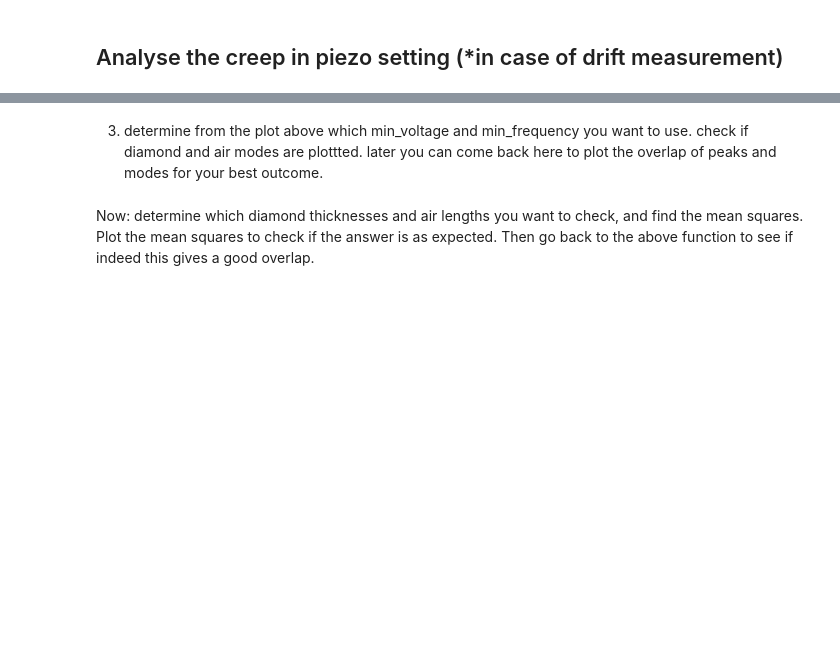
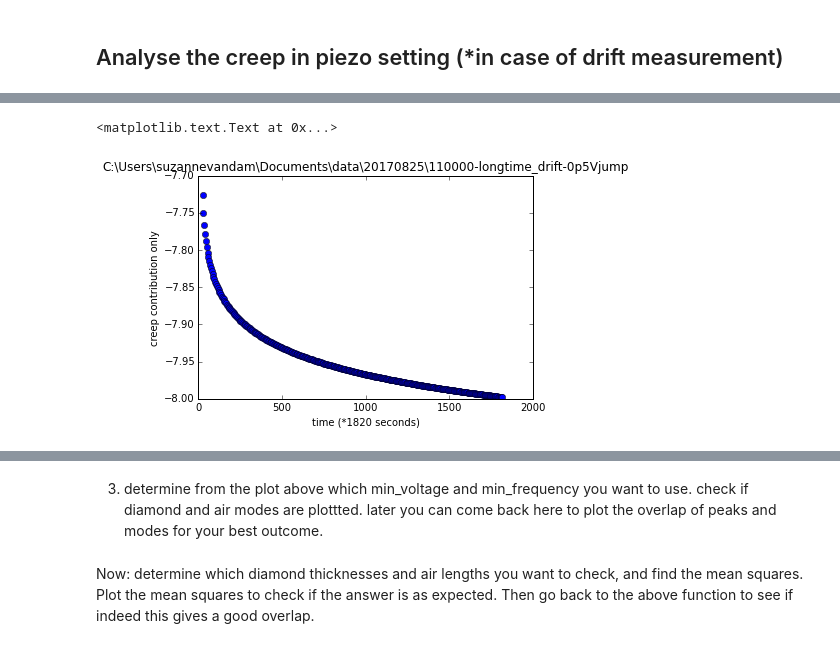
Before and after one commit to zaguros/analysis, a Jupyter notebook: notebooks/cavities/Spectrometer analysis.ipynb, the cells around one changed output, grey strips where cells are left out. Cells and saved outputs as stored; diff of their text form; code cells hidden in the pictures; blank space fills up the shorter version.

```diff
--- a/notebooks/cavities/Spectrometer analysis.ipynb
+++ b/notebooks/cavities/Spectrometer analysis.ipynb
@@ -321,0 +383,15 @@ ax2.set_title(folder)
+# %%
+# fitres['p1']
+dL, gamma, a,x0 = fitres['params']
+fig,ax2 = plt.subplots()
+
+ax2.plot(V[idx_min:idx_max]*float(totaltime)+0.1, dL*(1+gamma*np.log((V[idx_min:idx_max]*float(totaltime)+0.1-x0)/0.1)), 'o')
+
+ax2.set_ylabel('creep contribution only')
+ax2.set_xlabel('time (*'+totaltime+' seconds)')
+ax2.set_title(folder)
+# ax2.set_xlim(0,0.15)
+# plt.plot(= dL*(1+gamma*np.log(V/0.1))+a*V
+# %% [output]
+<matplotlib.text.Text at 0x...>
+[figure, added]
```
Also changed, not shown: parts of 19 cells of this notebook, 2 other files.
